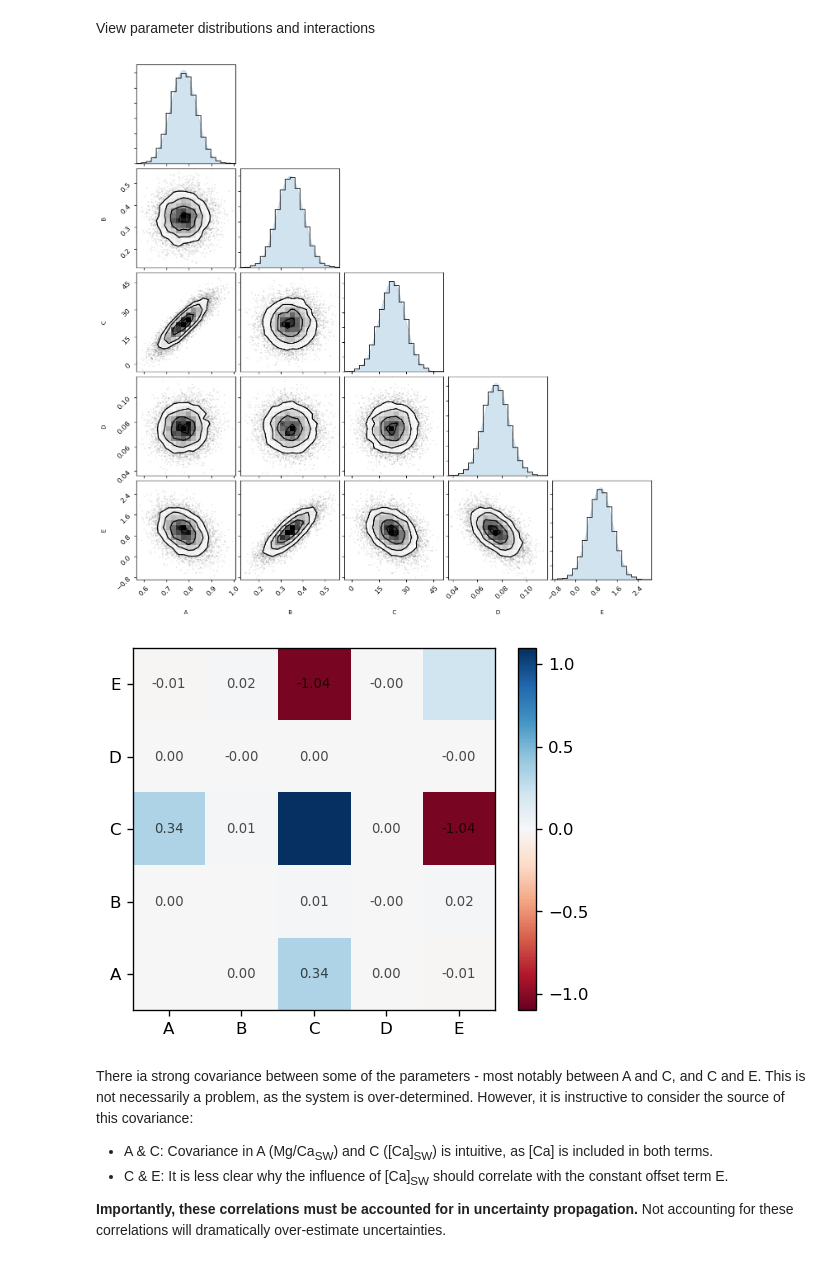
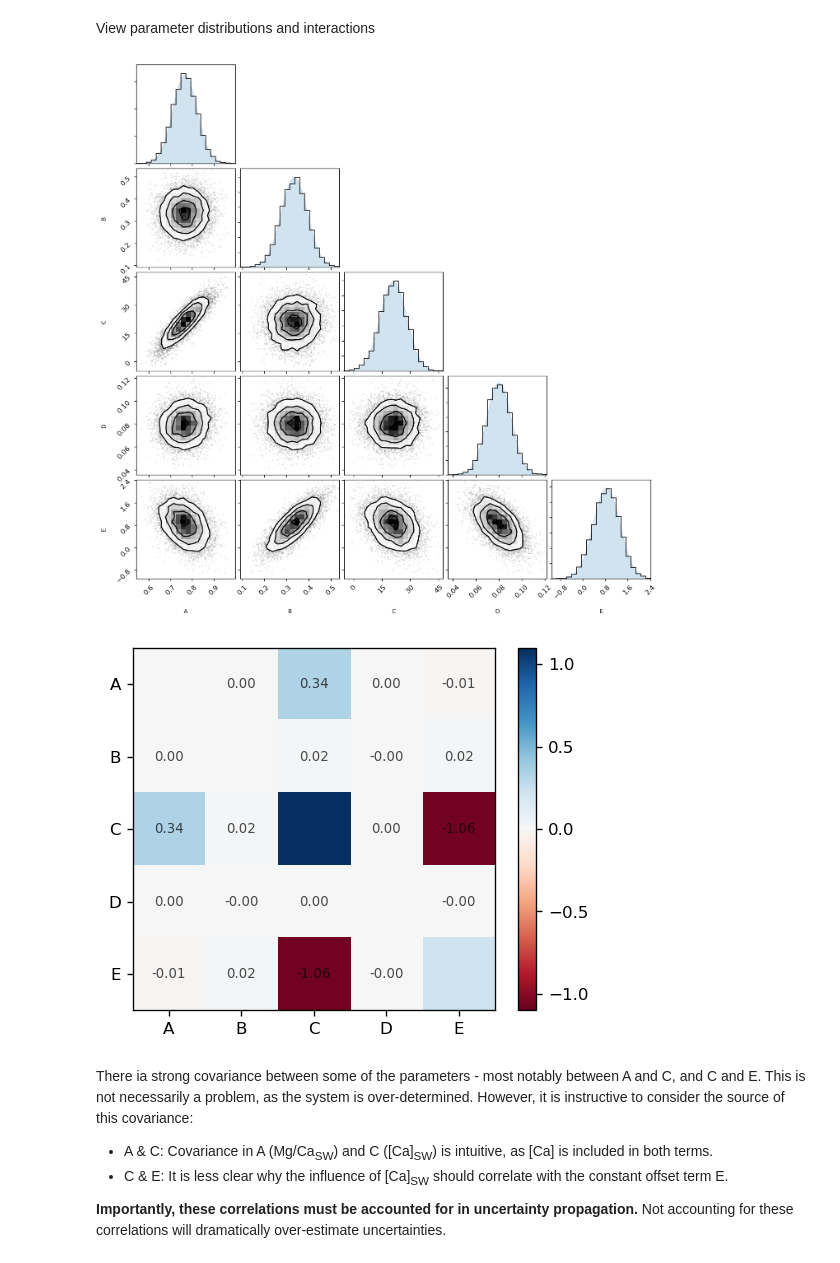
Before and after one commit to oscarbranson/ForamGeochem, a Jupyter notebook: Supplementary/Holland_MgCa/Holland_Supplement_allData.ipynb, the cells around one changed output. Cells and saved outputs as stored; diff of their text form; code cells hidden in the pictures.

```diff
--- a/Supplementary/Holland_MgCa/Holland_Supplement_allData.ipynb
+++ b/Supplementary/Holland_MgCa/Holland_Supplement_allData.ipynb
@@ -73,11 +73,10 @@ Here, we import data from the main analysis where carbon chemistry and data unce
 # load data from main analysis - carbon chemsitry and uncertainties already calculated
 raw = dat = pd.read_csv('Data/compiled_data.csv', header=[0,1], index_col=0)
 
-# Apply offset correction to Lea data to align with Russell et al (2004)
-raw.loc[raw.Measured.who == 'Lea', ('Measured', 'Mg/Caf')] *= 0.83
-
 # individual foram RSD from main analysis - used in plots
 ifa_rsd = 0.2554548157013339
+# %%
+raw.drop([83, 84], inplace=True)  # remove Allen/Hoenisch ambient points
 # %%
 # set up legend entries and markers for plots
 mdict = {'This Study': 'o',
@@ -725,34 +722,33 @@ for i in range(5):
     y = stats.norm.pdf(x, means[i], scales[i]) * (10000 * np.diff(xlim) / 20)
     ax.fill_between(x, y, zorder=-1, color='C0', alpha=0.2)
 # %% [output]
-[figure, old version]
+[figure, new version]
 # %%
 fig, ax = plt.subplots(1, 1, figsize=[5, 4])
 
 mat = mc_cov
 
 # draw image
-ma = ax.imshow(mat, cmap=plt.cm.RdBu, vmax=1.1, vmin=-1.1)
+ma = ax.imshow(mat, cmap=plt.cm.RdBu, vmax=1.1, vmin=-1.1, origin='upper')
 
 # write on correlation values
 for i, j in zip(*np.triu_indices(mat.shape[0])):
     if i != j:
         c = mat[i, j]
         ax.text(i, j, '{:.2f}'.format(c), va='center', ha='center', alpha=0.7, fontsize=8)
         ax.text(j, i, '{:.2f}'.format(c), va='center', ha='center', alpha=0.7, fontsize=8)
 
 ax.set_xticks([0,1,2,3,4])
 ax.set_yticks([0,1,2,3,4])
-ax.set_xlim(-0.5, 4.5)
-ax.set_ylim(-0.5, 4.5)
+ax.set_ylim(4.5, -0.5)
 labs = ['A', 'B', 'C', 'D', 'E']
 ax.set_xticklabels(labs)
 ax.set_yticklabels(labs)
 
 cb = fig.colorbar(ma)
 cb.set_ticks(np.linspace(-1, 1, 5))
 # %% [output]
-[figure, old version]
+[figure, new version]
 # %% [markdown]
 There ia strong covariance between some of the parameters - most notably between A and C, and C and E. This is not necessarily a problem, as the system is over-determined. However, it is instructive to consider the source of this covariance:
 - A & C: Covariance in A (Mg/Ca<sub>SW</sub>) and C ([Ca]<sub>SW</sub>) is intuitive, as [Ca] is included in both terms.
```
Also changed, not shown: parts of 33 cells of this notebook, 2 other files.
